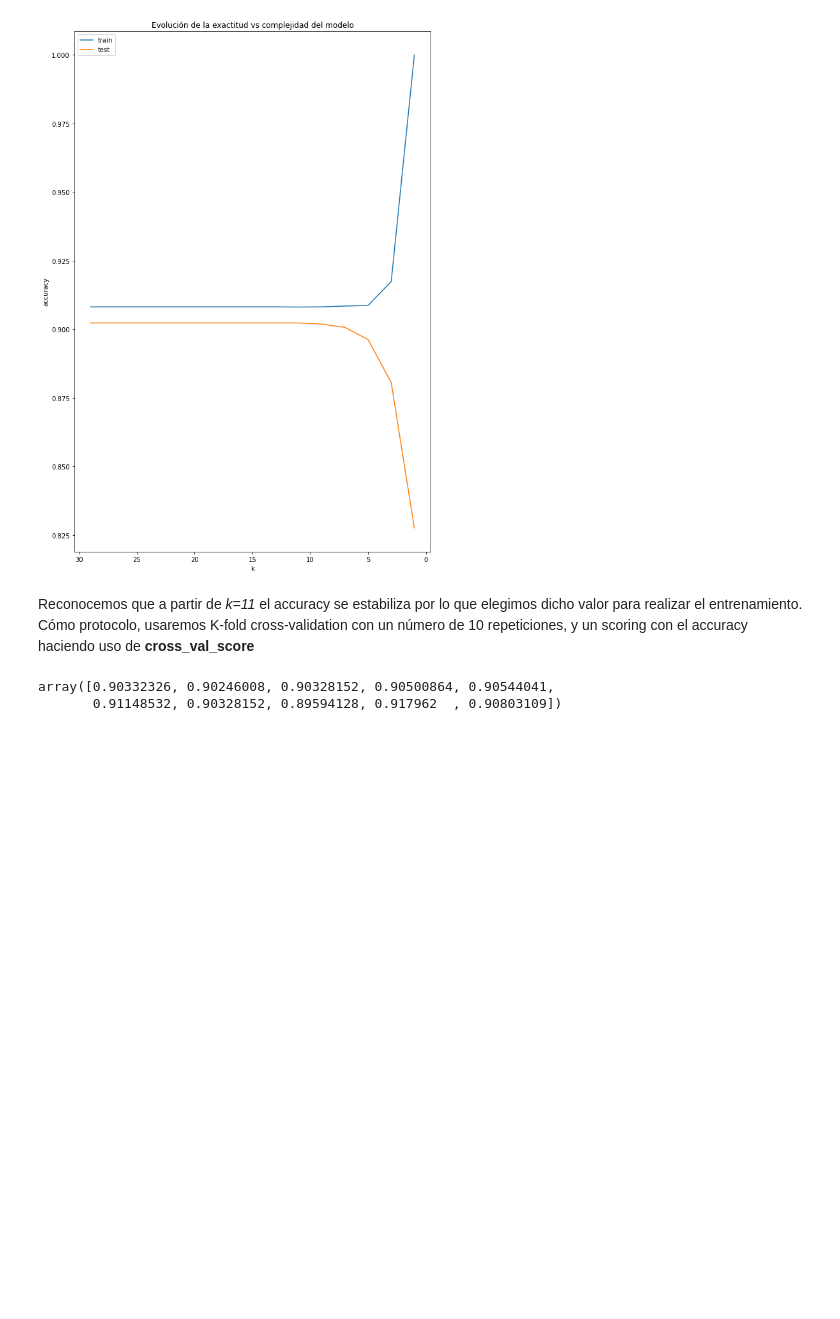
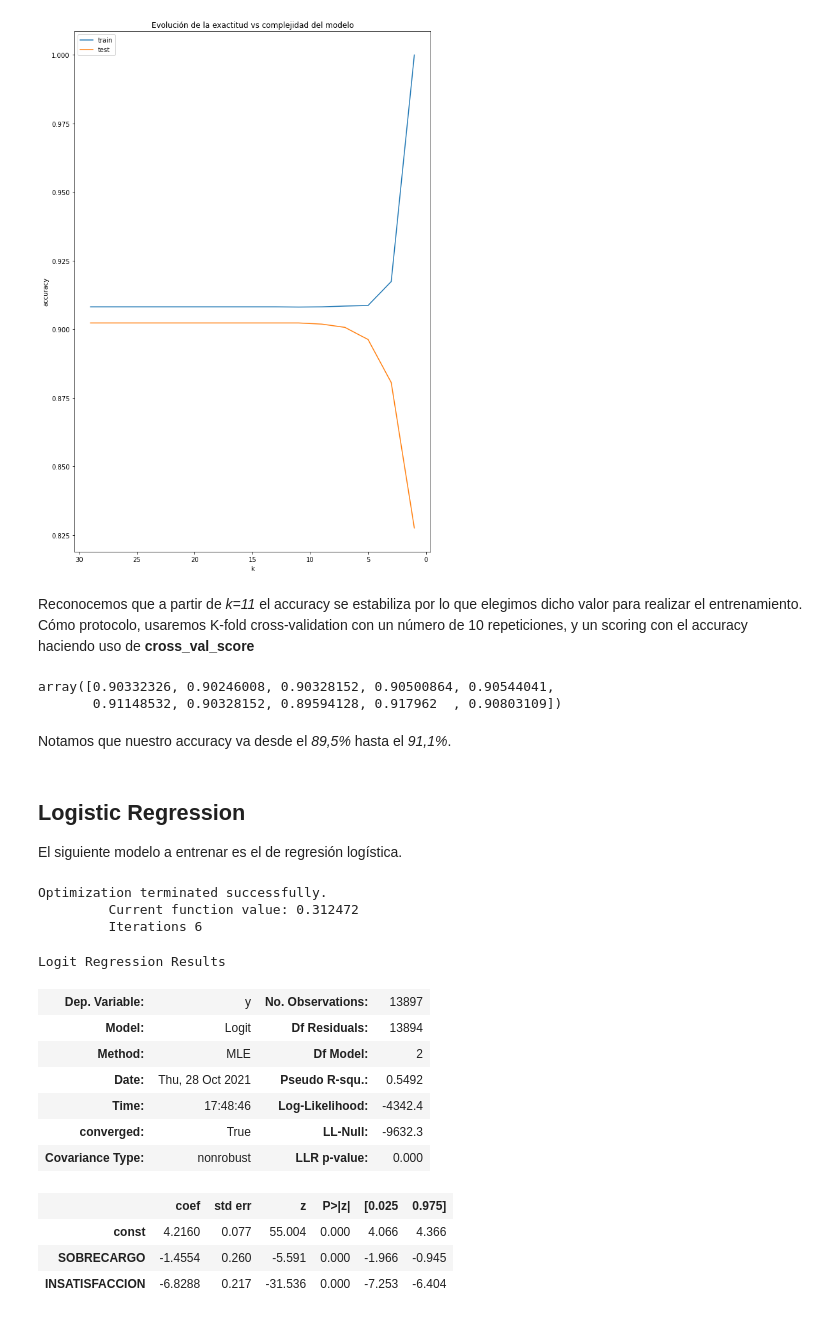
Before and after one commit to marcopza/DAProject, a Jupyter notebook: Proyecto Analítica de Datos.ipynb, the cells around one changed output. Cells and saved outputs as stored; diff of their text form; code cells hidden in the pictures; blank space fills up the shorter version.

```diff
--- a/Proyecto Analítica de Datos.ipynb
+++ b/Proyecto Analítica de Datos.ipynb
@@ -310,3 +336,33 @@ results
 # %% [output]
 array([0.90332326, 0.90246008, 0.90328152, 0.90500864, 0.90544041,
        0.91148532, 0.90328152, 0.89594128, 0.917962  , 0.90803109])
+# %% [markdown]
+Notamos que nuestro accuracy va desde el _89,5%_ hasta el _91,1%_.
+# %% [markdown]
+## Logistic Regression
+El siguiente modelo a entrenar es el de regresión logística.
+# %%
+x = df_cleaned[['SOBRECARGO', 'INSATISFACCION']]
+y = df_cleaned['ESTADO'].astype(int)
+X_train, X_test, Y_train, Y_test = train_test_split(x, y, test_size=0.4,
+                                                    random_state=12345,
+                                                    stratify=y)
+
+est = sm.Logit(Y_train.ravel(), sm.add_constant(X_train)).fit()
+est.summary()
+# %% [output]
+Optimization terminated successfully.
+         Current function value: 0.312472
+         Iterations 6
+Logit Regression Results
+| Dep. Variable: | y | No. Observations: | 13897 |
+| Model: | Logit | Df Residuals: | 13894 |
+| Method: | MLE | Df Model: | 2 |
+| Date: | Thu, 28 Oct 2021 | Pseudo R-squ.: | 0.5492 |
+| Time: | 17:48:46 | Log-Likelihood: | -4342.4 |
+| converged: | True | LL-Null: | -9632.3 |
+| Covariance Type: | nonrobust | LLR p-value: | 0.000 |
+|  | coef | std err | z | P>|z| | [0.025 | 0.975] |
+| const | 4.2160 | 0.077 | 55.004 | 0.000 | 4.066 | 4.366 |
+| SOBRECARGO | -1.4554 | 0.260 | -5.591 | 0.000 | -1.966 | -0.945 |
+| INSATISFACCION | -6.8288 | 0.217 | -31.536 | 0.000 | -7.253 | -6.404 |
```
Also changed, not shown: parts of 9 cells of this notebook.
